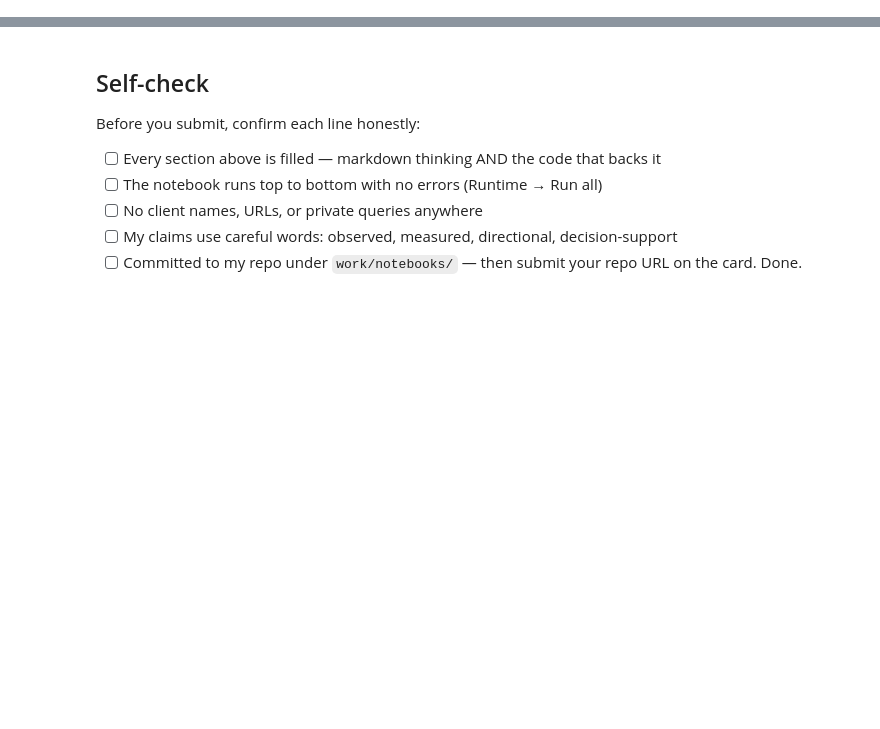
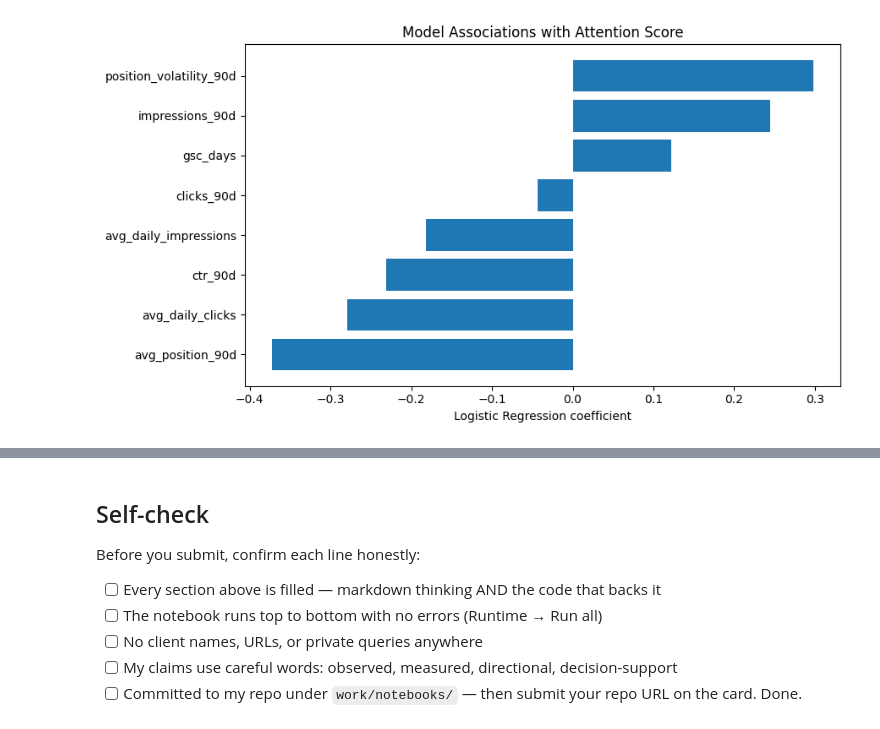
Before and after one commit to Sarahnjunge/starter-notebooks, a Jupyter notebook: work/notebooks/capstone.ipynb, the cells around one changed output, grey strips where cells are left out. Saved outputs shown, nothing was run; the diff lists cells and outputs as text; code cells hidden in the pictures; blank space fills up the shorter version.

```diff
--- a/work/notebooks/capstone.ipynb
+++ b/work/notebooks/capstone.ipynb
@@ -57,0 +1681,23 @@ This skeleton is yours to fill. Work the sections **in order** — each one has
+# %%
+import matplotlib.pyplot as plt
+
+# Model coefficient magnitude
+
+coef_plot = coefficients.sort_values(
+    "coefficient"
+)
+
+plt.figure(figsize=(9, 5))
+
+plt.barh(
+    coef_plot["feature"],
+    coef_plot["coefficient"]
+)
+
+plt.xlabel("Logistic Regression coefficient")
+plt.title("Model Associations with Attention Score")
+
+plt.tight_layout()
+plt.show()
+# %% [output]
+[figure, added]
```
Also changed, not shown: parts of 56 cells of this notebook.
